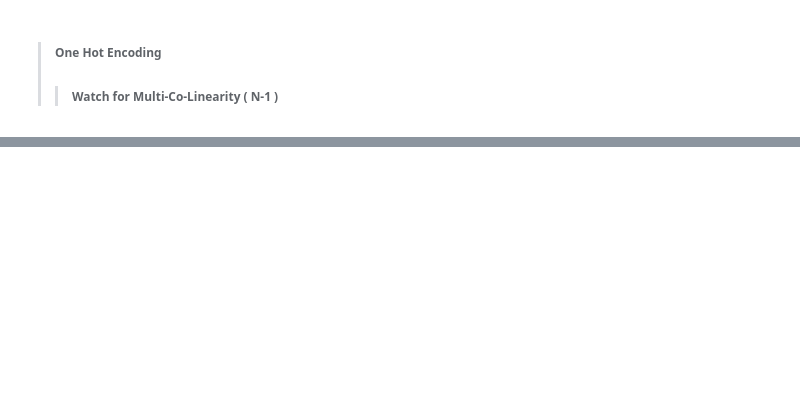
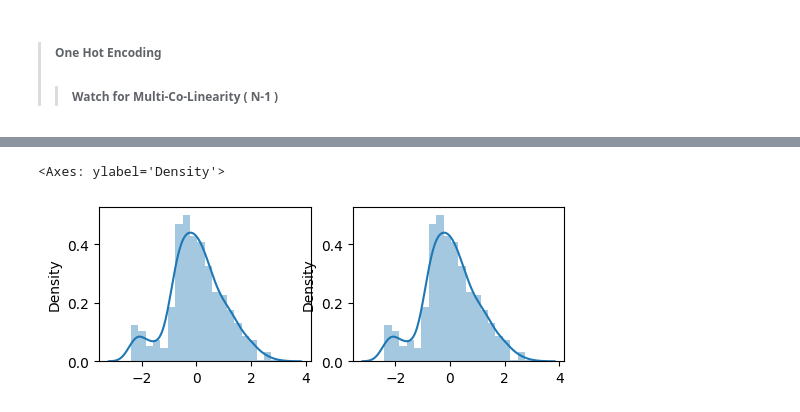
Before and after one commit to vaibhaVishwakarma/myML, a Jupyter notebook: EDA.ipynb, the cells around one changed output, grey strips where cells are left out. Cells and saved outputs as stored; diff of their text form; code cells hidden in the pictures; blank space fills up the shorter version.

```diff
--- a/EDA.ipynb
+++ b/EDA.ipynb
@@ -398,0 +603,6 @@ edu.sample(5)
+# %%
+from sklearn.preprocessing import PowerTransformer
+
+pt2 = PowerTransformer()
+titanic_trans_yeo =pt2.fit_transform(titanic_toTransform+0.0001)
+titanic_trans_yeo
@@ -398,0 +617,9 @@ edu.sample(5)
+# %%
+plt.figure(figsize=(6,2))
+plt.subplot(121)
+sns.distplot(titanic_trans[: , 0] , kde= True)
+plt.subplot(122)
+sns.distplot(titanic_trans_yeo[:,0] , kde= True)
+# %% [output]
+<Axes: ylabel='Density'>
+[figure, added]
```
Also changed, not shown: parts of 49 cells of this notebook, 2 other files.
